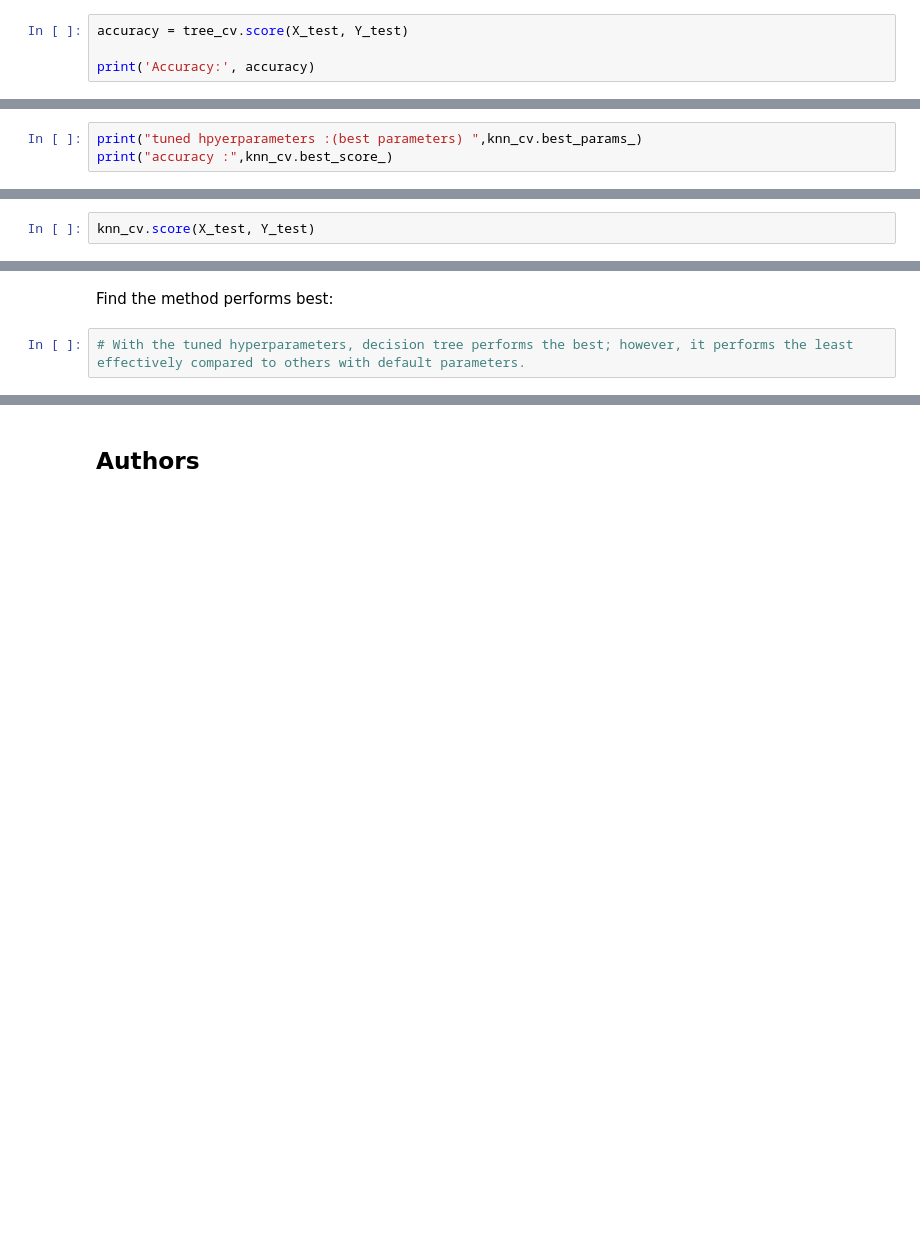
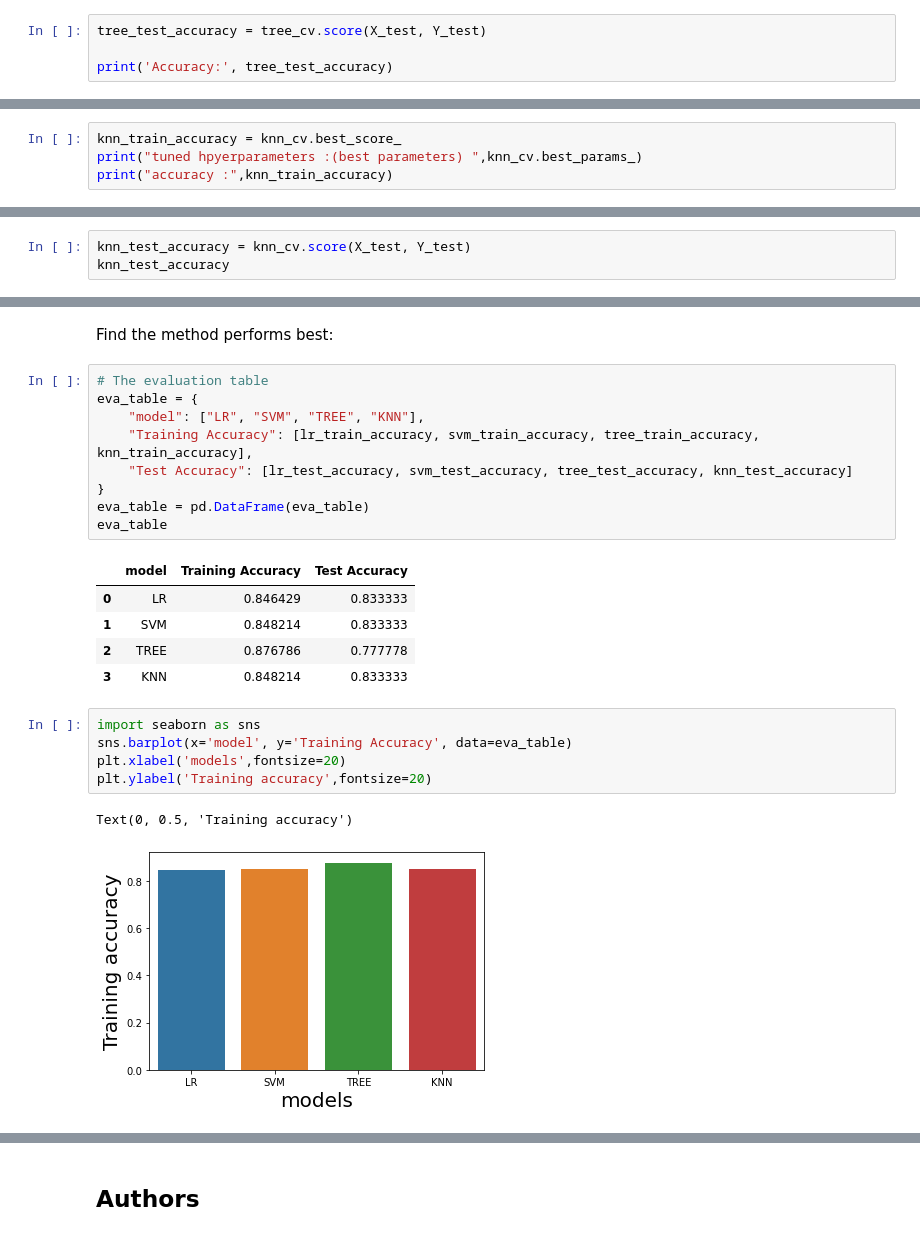
Before and after one commit to Puttaranun/IBM-DataScience-Capstone-SpaceX, a Jupyter notebook: ML Predictive Analysis.ipynb, the cells around one changed output, grey strips where cells are left out. Cells and saved outputs as stored; diff of their text form; blank space fills up the shorter version.

```diff
--- a/ML Predictive Analysis.ipynb
+++ b/ML Predictive Analysis.ipynb
@@ -272,9 +287,9 @@ accuracy : 0.875
 # %% [markdown]
 Calculate the accuracy of tree_cv on the test data using the method <code>score</code>:
 # %%
-accuracy = tree_cv.score(X_test, Y_test)
+tree_test_accuracy = tree_cv.score(X_test, Y_test)
 
-print('Accuracy:', accuracy)
+print('Accuracy:', tree_test_accuracy)
 # %% [output]
 Accuracy: 0.7777777777777778
 # %% [markdown]
@@ -304,8 +330,9 @@ GridSearchCV(cv=10, estimator=KNeighborsClassifier(),
                          'n_neighbors': [1, 2, 3, 4, 5, 6, 7, 8, 9, 10],
                          'p': [1, 2]})
 # %%
+knn_train_accuracy = knn_cv.best_score_
 print("tuned hpyerparameters :(best parameters) ",knn_cv.best_params_)
-print("accuracy :",knn_cv.best_score_)
+print("accuracy :",knn_train_accuracy)
 # %% [output]
 tuned hpyerparameters :(best parameters)  {'algorithm': 'auto', 'n_neighbors': 10, 'p': 1}
 accuracy : 0.8482142857142858
@@ -314,7 +341,8 @@ accuracy : 0.8482142857142858
 # %% [markdown]
 Calculate the accuracy of tree_cv on the test data using the method <code>score</code>:
 # %%
-knn_cv.score(X_test, Y_test)
+knn_test_accuracy = knn_cv.score(X_test, Y_test)
+knn_test_accuracy
 # %% [output]
 0.8333333333333334
 # %% [markdown]
@@ -328,5 +356,26 @@ plot_confusion_matrix(Y_test,yhat)
 ## TASK  12
 # %% [markdown]
 Find the method performs best:
-# %%
-# With the tuned hyperparameters, decision tree performs the best; however, it performs the least effectively compared to others with default parameters.
+# %%
+# The evaluation table
+eva_table = {
+    "model": ["LR", "SVM", "TREE", "KNN"],
+    "Training Accuracy": [lr_train_accuracy, svm_train_accuracy, tree_train_accuracy, knn_train_accuracy],
+    "Test Accuracy": [lr_test_accuracy, svm_test_accuracy, tree_test_accuracy, knn_test_accuracy]
+}
+eva_table = pd.DataFrame(eva_table)
+eva_table
+# %% [output]
+|  | model | Training Accuracy | Test Accuracy |
+| 0 | LR | 0.846429 | 0.833333 |
+| 1 | SVM | 0.848214 | 0.833333 |
+| 2 | TREE | 0.876786 | 0.777778 |
+| 3 | KNN | 0.848214 | 0.833333 |
+# %%
+import seaborn as sns
+sns.barplot(x='model', y='Training Accuracy', data=eva_table)
+plt.xlabel('models',fontsize=20)
+plt.ylabel('Training accuracy',fontsize=20)
+# %% [output]
+Text(0, 0.5, 'Training accuracy')
+[figure, added]
```
Also changed, not shown: parts of 10 cells of this notebook.
